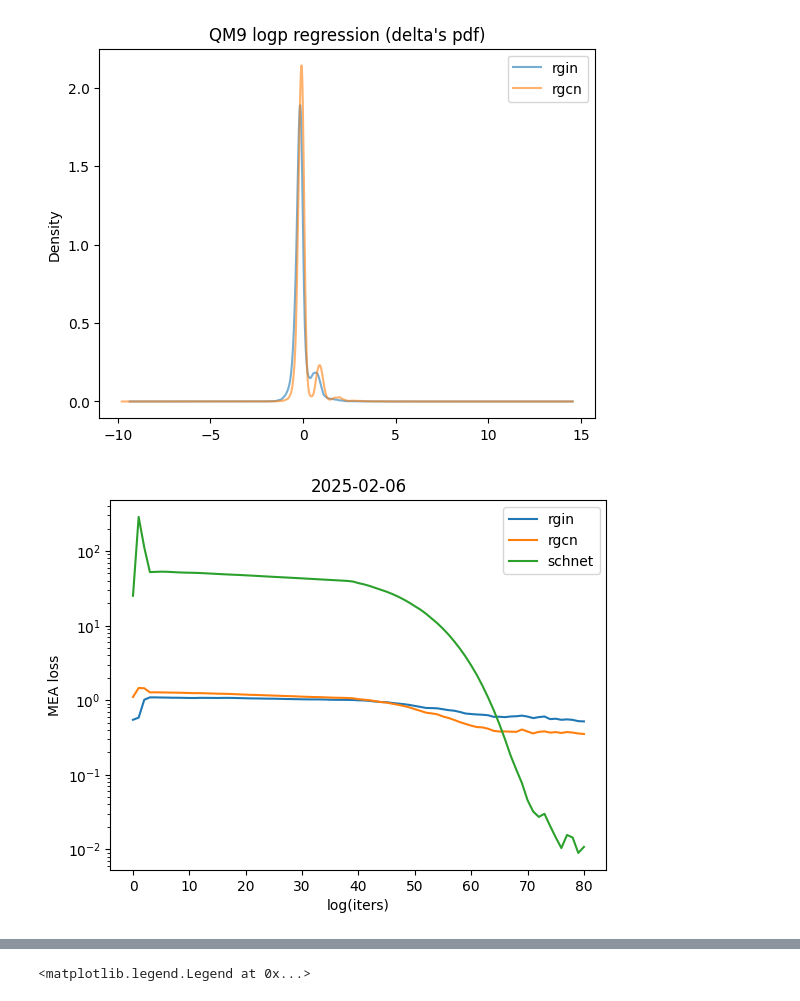
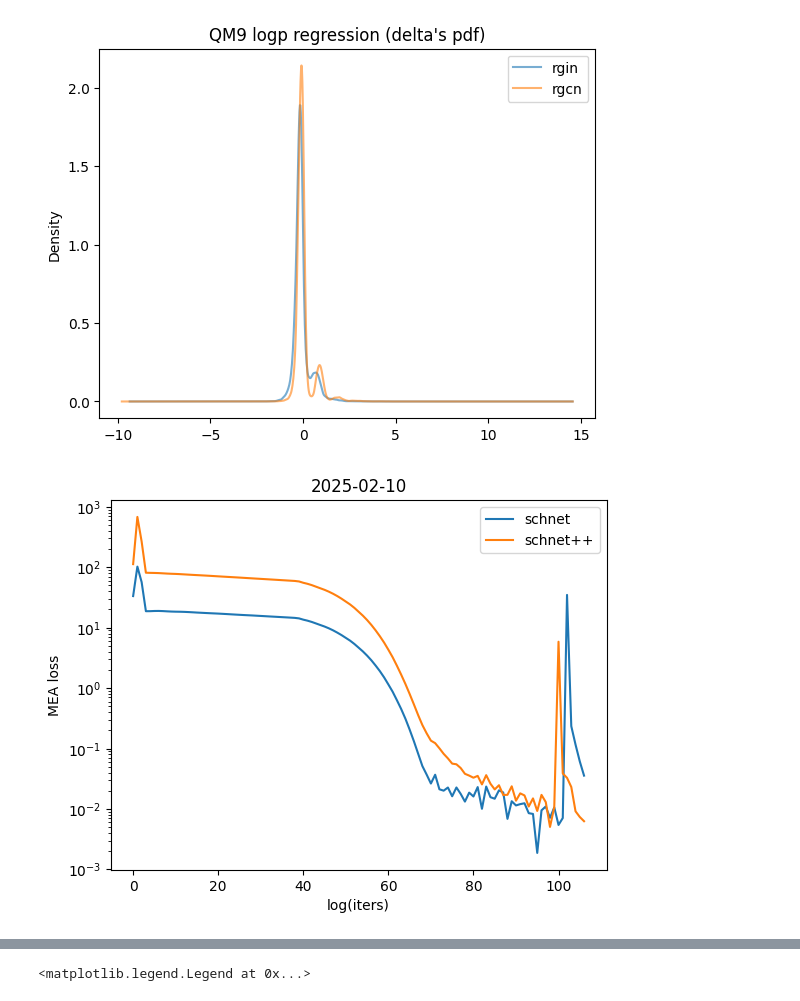
Before and after one commit to fairuztsn/jishien, a Jupyter notebook: training_xgcn.ipynb, the cells around one changed output, grey strips where cells are left out. Drawn from its saved outputs; the diff is of its cells as text; code cells hidden in the pictures.

Commit message:
Schnet test

```diff
--- a/training_xgcn.ipynb
+++ b/training_xgcn.ipynb
@@ -480,0 +528,6 @@ sum(map(torch.numel,rgcn.parameters()))
+# %%
+from models.schnetplusplus import SchNetPlusPlus
+
+schnet2=SchNetPlusPlus().to(cuda)
+schnet2_optimizer=torch.optim.AdamW(schnet2.parameters())
+sum(map(torch.numel,schnet2.parameters()))
@@ -817,18 +930,17 @@ Text(0.5, 1.0, "QM9 logp regression (delta's pdf)")
 # %%
 import datetime
 ts=datetime.datetime.now().strftime("%Y-%m-%d")
-plt.plot((record_loss_rgin),label='rgin')
-plt.plot((record_loss_rgcn),label='rgcn')
 plt.plot((record_loss_schnet),label='schnet')
+plt.plot((record_loss_schnet2),label='schnet++')
 #plt.xticks(1.1**np.arange(len(record_loss_rgcn)))
 plt.yscale('log')
 plt.legend()
 plt.title(ts)
 plt.ylabel("MEA loss")
 plt.xlabel("log(iters)")
 plt.gcf().savefig(f"loss_record-{ts}.svg")
 # %% [output]
-[figure, old version]
+[figure, new version]
 # %%
 plt.plot((record_loss_rgin),label='xgcn')
 plt.plot((record_loss_rgcn),label='rgcn')
```
Also changed, not shown: parts of 22 cells of this notebook, 3 other files.
